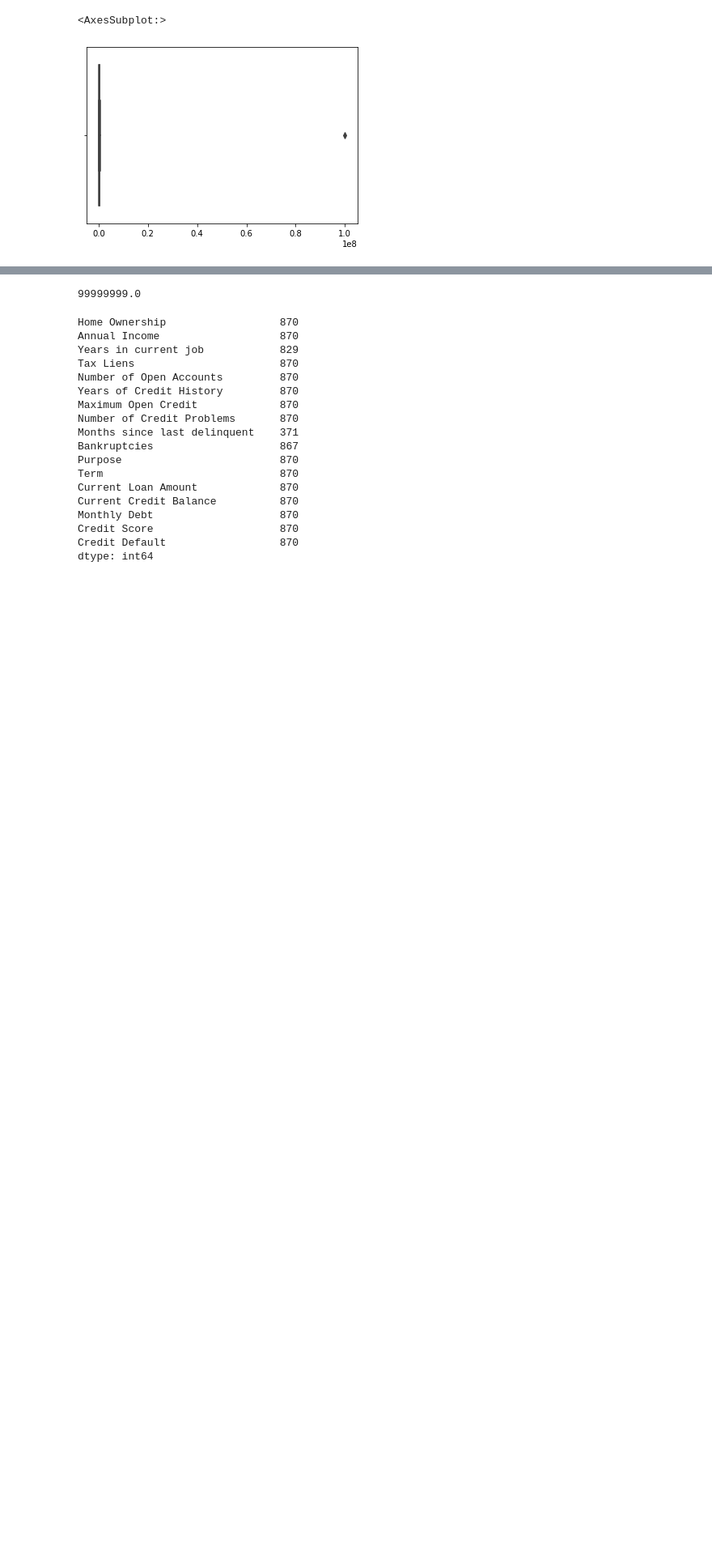
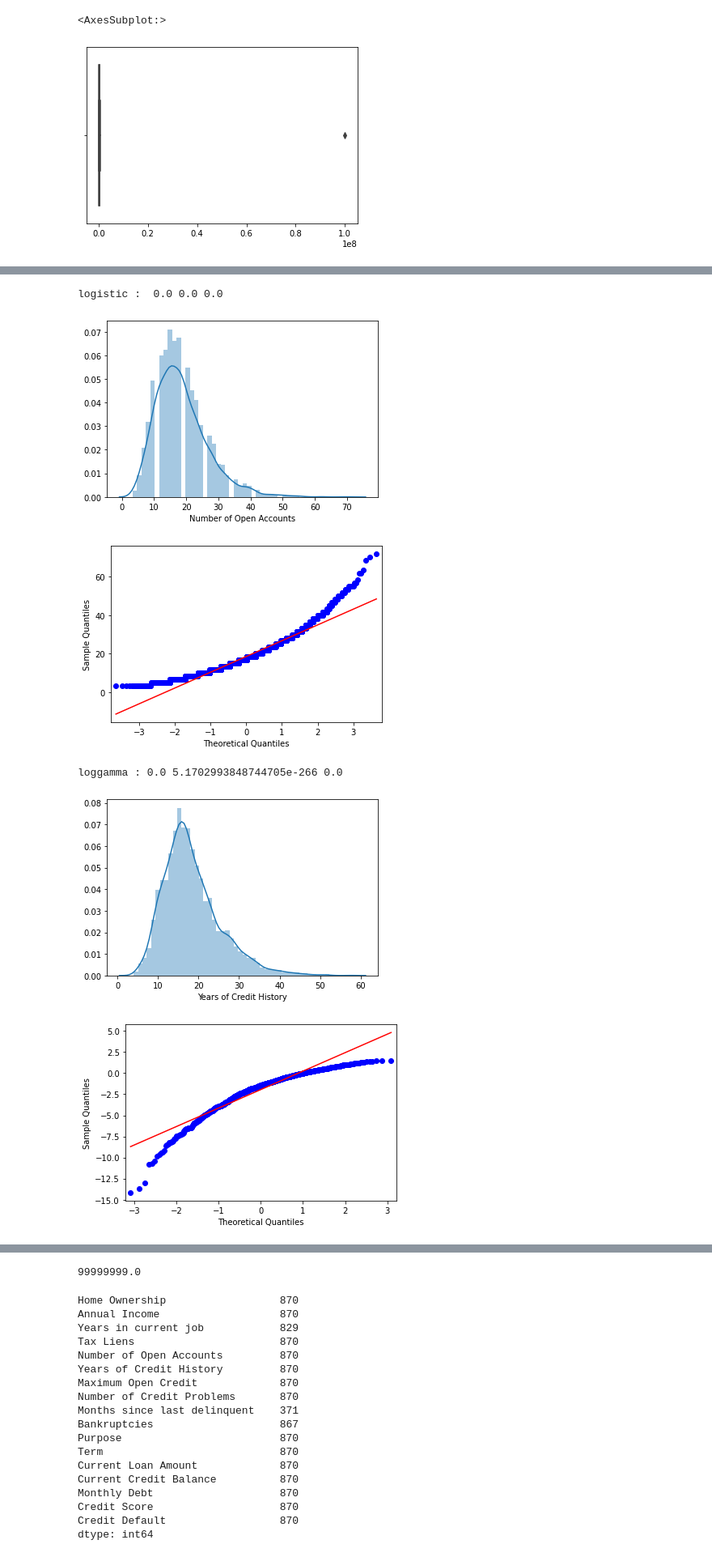
Before and after one commit to Arhio/GB-Python-Lib-Stage-2, a Jupyter notebook: Course_project/KuznetsovVV_solution.ipynb, the cells around one changed output, grey strips where cells are left out. Shown: that part at 81% size. Cells and saved outputs as stored; diff of their text form; code cells hidden in the pictures; blank space fills up the shorter version.

```diff
--- a/Course_project/KuznetsovVV_solution.ipynb
+++ b/Course_project/KuznetsovVV_solution.ipynb
@@ -216,0 +253,33 @@ plt.show()
+# %%
+from scipy.stats import logistic,  loggamma, norm
+c = 0.5
+r2 = loggamma.rvs(c, size=1000)
+r1 = logistic.rvs(size=1000)
+
+c,p11 = shapiro(xx)
+c,p12 = normaltest(xx)
+c,p13 = kstest(xx, 'norm')
+print('logistic : ',p11,p12,p13)
+
+sns.distplot(xx)
+plt.show()
+qqplot(xx, line='s')
+plt.show()
+
+c,p21 = shapiro(yy)
+c,p22 = normaltest(yy)
+c,p23 = kstest(yy, 'norm')
+print('loggamma :',p21,p22,p23)
+
+
+sns.distplot(yy)
+plt.show()
+qqplot(r2, line='s')
+plt.show()
+# %% [output]
+logistic :  0.0 0.0 0.0
+[figure, added]
+[figure, added]
+loggamma : 0.0 5.1702993848744705e-266 0.0
+[figure, added]
+[figure, added]
```
Also changed, not shown: parts of 15 cells of this notebook.
